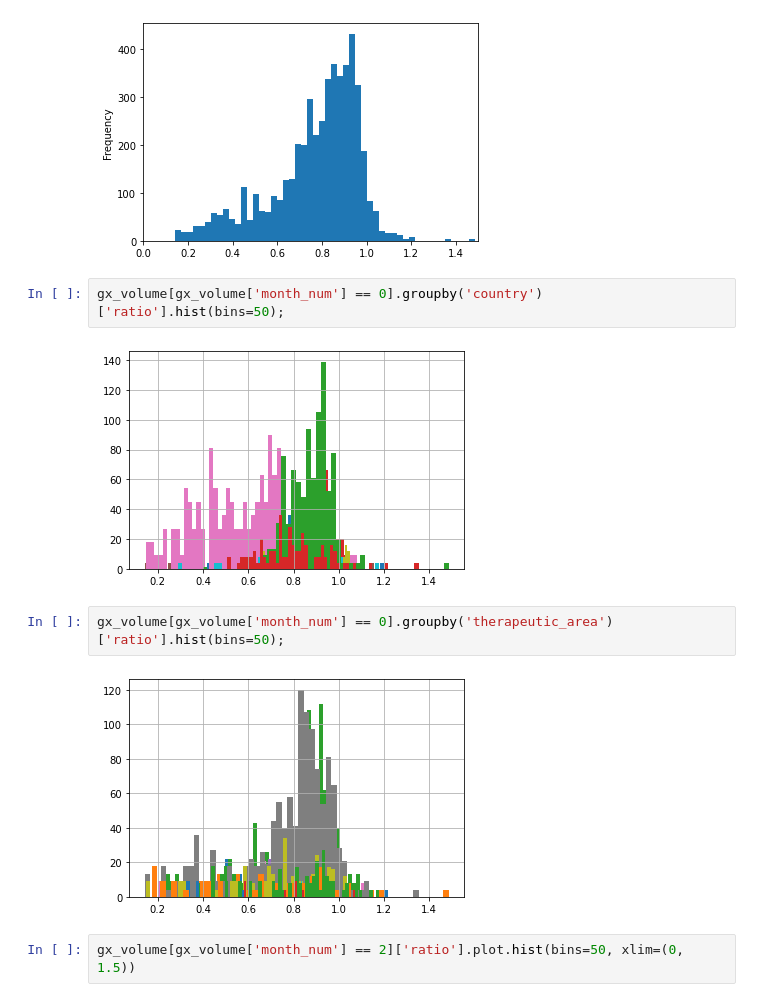
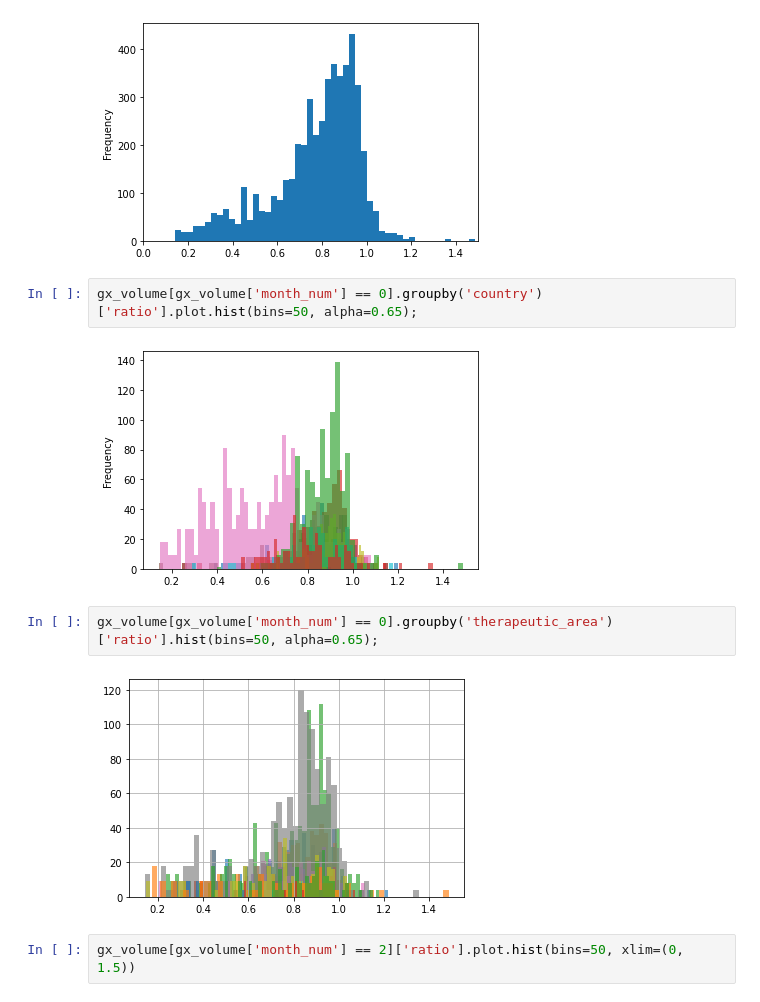
Before and after one commit to pat-alt/novartisDatathon, a Jupyter notebook: src/data_management/Eduard_Notebook.ipynb, the cells around one changed output. Cells and saved outputs as stored; diff of their text form.

```diff
--- a/src/data_management/Eduard_Notebook.ipynb
+++ b/src/data_management/Eduard_Notebook.ipynb
@@ -10,13 +10,13 @@ gx_volume[gx_volume['month_num'] == 0]['ratio'].plot.hist(bins=50, xlim=(0, 1.5)
 <AxesSubplot:ylabel='Frequency'>
 [figure]
 # %%
-gx_volume[gx_volume['month_num'] == 0].groupby('country')['ratio'].hist(bins=50);
+gx_volume[gx_volume['month_num'] == 0].groupby('country')['ratio'].plot.hist(bins=50, alpha=0.65);
 # %% [output]
-[figure, old version]
+[figure, new version]
 # %%
-gx_volume[gx_volume['month_num'] == 0].groupby('therapeutic_area')['ratio'].hist(bins=50);
+gx_volume[gx_volume['month_num'] == 0].groupby('therapeutic_area')['ratio'].hist(bins=50, alpha=0.65);
 # %% [output]
-[figure, old version]
+[figure, new version]
 # %%
 gx_volume[gx_volume['month_num'] == 2]['ratio'].plot.hist(bins=50, xlim=(0, 1.5))
 # %% [output]
```
Also changed, not shown: parts of 6 cells of this notebook, 7 other files.
